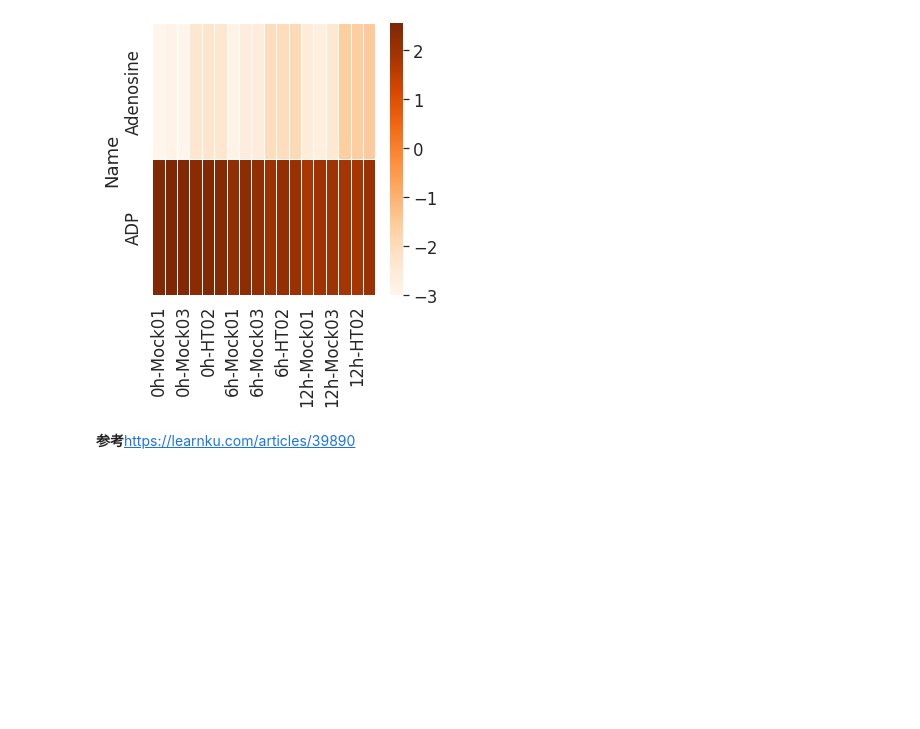
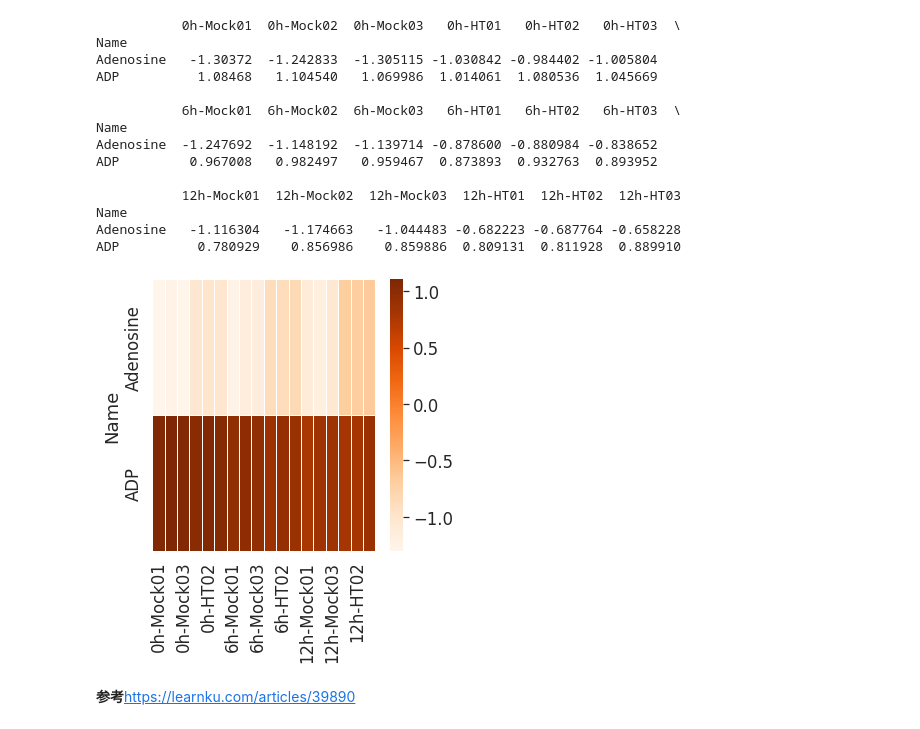
Before and after one commit to leiyi-ihb/ColabPractics, a Jupyter notebook: Picture/Copy_of_python_seabornHeatmapYuZhou.ipynb, the cells around one changed output. Saved outputs shown, nothing was run; the diff lists cells and outputs as text; code cells hidden in the pictures; blank space fills up the shorter version.

```diff
--- a/Picture/Copy_of_python_seabornHeatmapYuZhou.ipynb
+++ b/Picture/Copy_of_python_seabornHeatmapYuZhou.ipynb
@@ -69,0 +43,6 @@ ADP          1.798157    1.973283    1.979962  1.863093  1.869533  2.049094
+# %%
+df_log10 = np.log10(file) #对数转化https://cloud.tencent.com/developer/ask/sof/296062，这个是以10为底的对数
+# print(df_log10.iloc[0:5, 0:5])
+file3 = df_log10.iloc[0:54,]
+print(file3.iloc[0:5, 0:5])
+file3.describe()
@@ -76,8 +72,24 @@ ax = sns.heatmap(file3, fmt='d', linewidths=.01, cmap='Oranges')
 # %%
+file4 = file3.iloc[0:2,]
+print(file4)
 sns.set_context({"figure.figsize":(5,5)})
 ax = sns.heatmap(file4, fmt='d', linewidths=.01, cmap='Oranges')
 # %% [output]
+           0h-Mock01  0h-Mock02  0h-Mock03   0h-HT01   0h-HT02   0h-HT03  \
+Name
+Adenosine   -1.30372  -1.242833  -1.305115 -1.030842 -0.984402 -1.005804
+ADP          1.08468   1.104540   1.069986  1.014061  1.080536  1.045669
+
+           6h-Mock01  6h-Mock02  6h-Mock03   6h-HT01   6h-HT02   6h-HT03  \
+Name
+Adenosine  -1.247692  -1.148192  -1.139714 -0.878600 -0.880984 -0.838652
+ADP         0.967008   0.982497   0.959467  0.873893  0.932763  0.893952
+
+           12h-Mock01  12h-Mock02  12h-Mock03  12h-HT01  12h-HT02  12h-HT03
+Name
+Adenosine   -1.116304   -1.174663   -1.044483 -0.682223 -0.687764 -0.658228
+ADP          0.780929    0.856986    0.859886  0.809131  0.811928  0.889910
-[figure, old version]
+[figure, new version]
 # %% [markdown]
 **参考**https://learnku.com/articles/39890
 # %%
```
Also changed, not shown: parts of 6 cells of this notebook.
